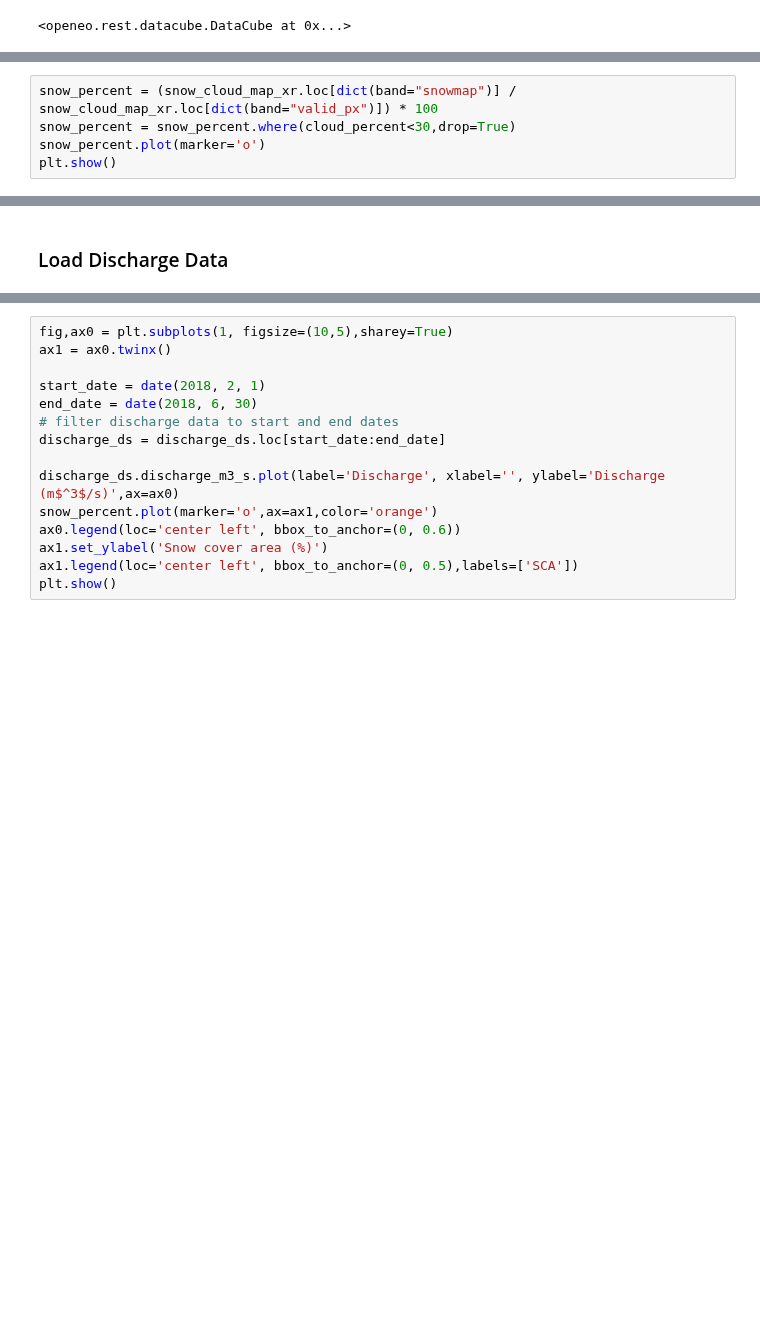
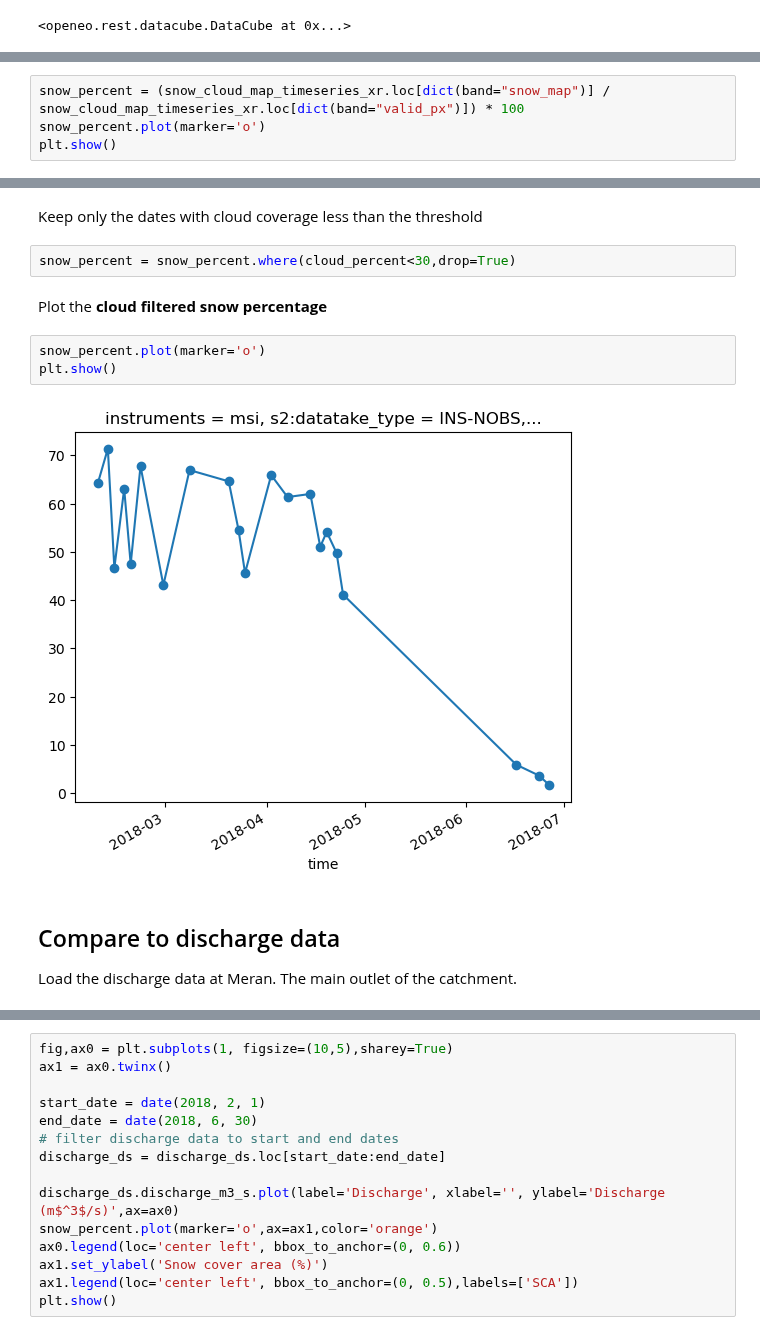
Before and after one commit to EO-College/cubes-and-clouds, a Jupyter notebook: lectures/3.1_data_processing/exercises/31_data_processing_stac.ipynb, the cells around one changed output, grey strips where cells are left out. Cells and saved outputs as stored; diff of their text form; blank space fills up the shorter version.

```diff
--- a/lectures/3.1_data_processing/exercises/31_data_processing_stac.ipynb
+++ b/lectures/3.1_data_processing/exercises/31_data_processing_stac.ipynb
@@ -247,6 +306,5 @@ We are interested in the snow covered area (SCA) within the catchment. We count
 # %%
-snow_percent = (snow_cloud_map_xr.loc[dict(band="snowmap")] / snow_cloud_map_xr.loc[dict(band="valid_px")]) * 100
-snow_percent = snow_percent.where(cloud_percent<30,drop=True)
+snow_percent = (snow_cloud_map_timeseries_xr.loc[dict(band="snow_map")] / snow_cloud_map_timeseries_xr.loc[dict(band="valid_px")]) * 100
 snow_percent.plot(marker='o')
 plt.show()
 # %% [output]
@@ -254,3 +312,16 @@ plt.show()
+# %% [markdown]
+Keep only the dates with cloud coverage less than the threshold
+# %%
+snow_percent = snow_percent.where(cloud_percent<30,drop=True)
+# %% [markdown]
+Plot the **cloud filtered snow percentage**
+# %%
+snow_percent.plot(marker='o')
+plt.show()
+# %% [output]
+[figure, added]
 # %% [markdown]
-### Load Discharge Data
+## Compare to discharge data
+
+Load the discharge data at Meran. The main outlet of the catchment.
 # %%
```
Also changed, not shown: parts of 26 cells of this notebook.
